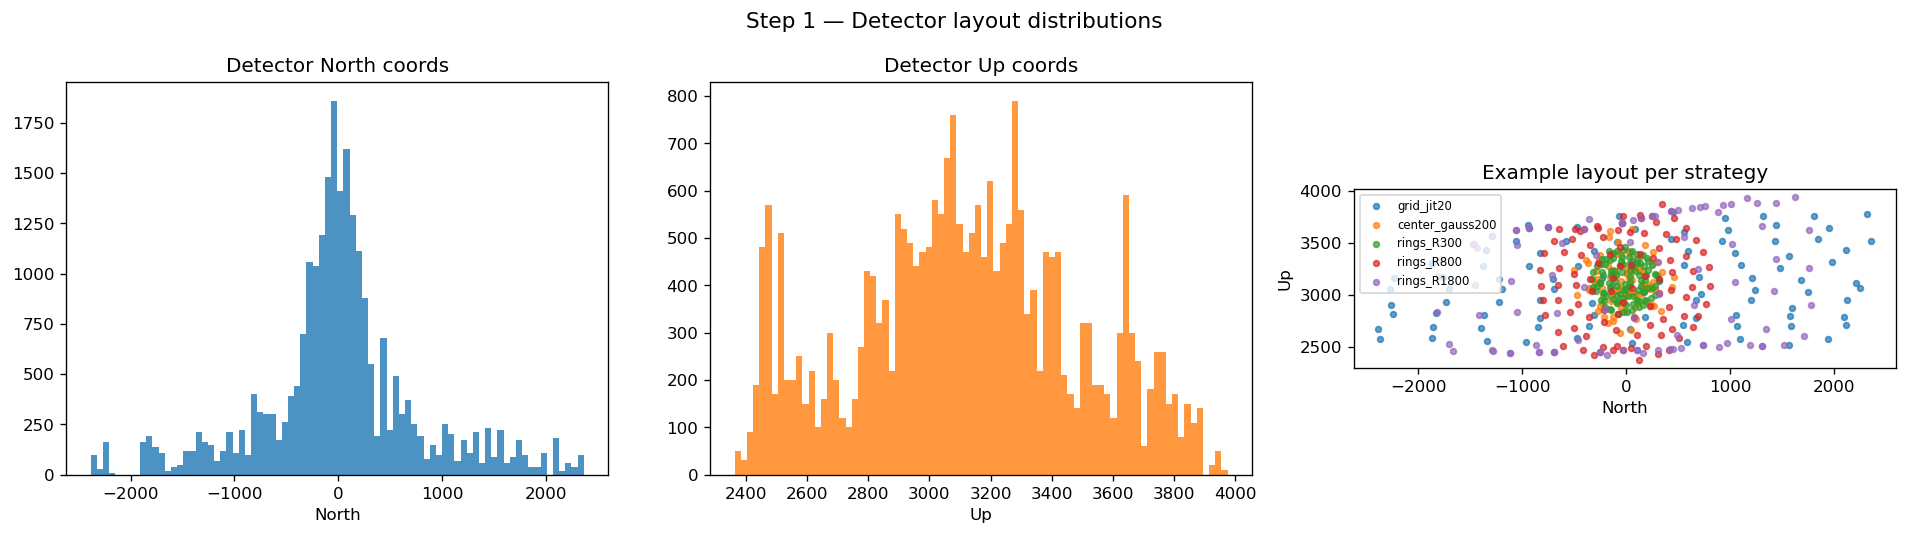
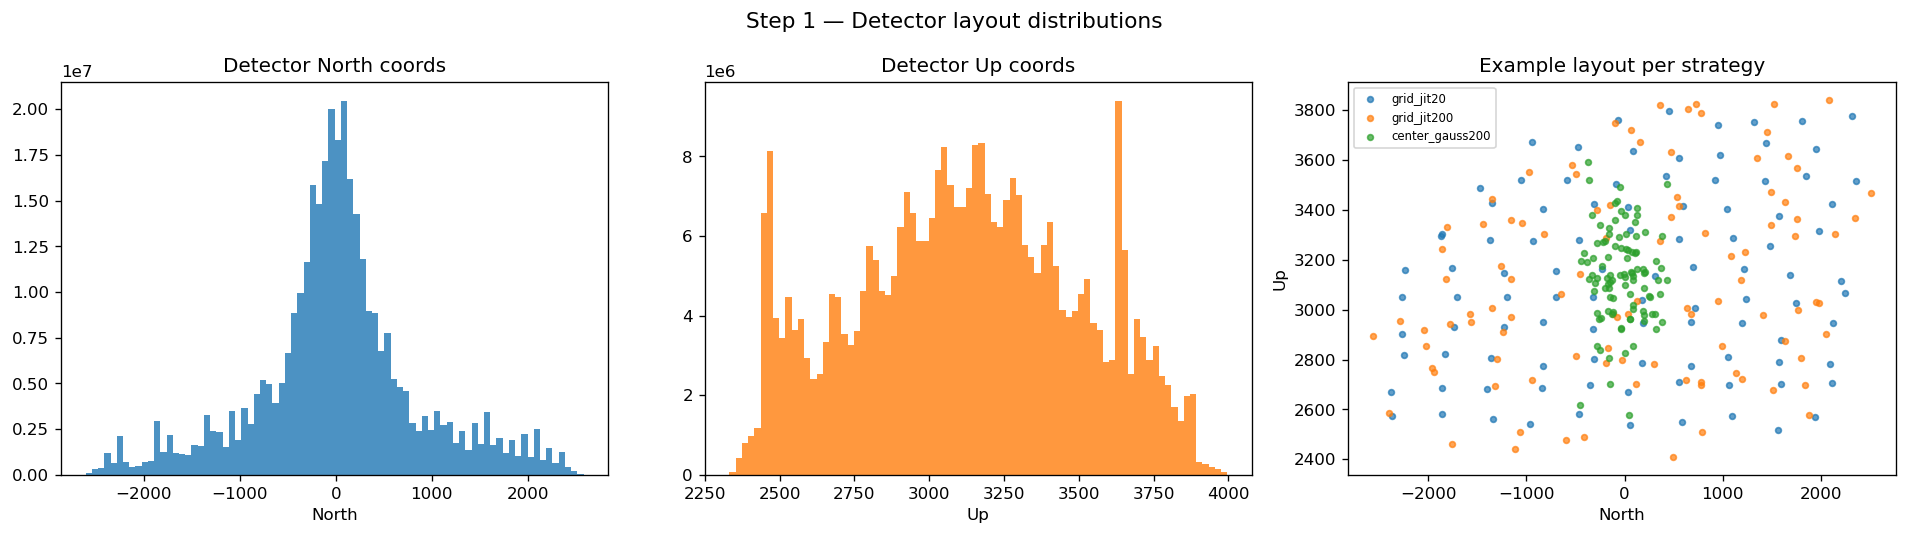
Unified diff of the notebook cell whose output changed from the first chart to the second:
--- before
+++ after
@@ -14,4 +14,6 @@
 strat_names = [s[0] for s in _STRATEGIES]
 for sid in sorted(strat.unique().tolist()):
+    if sid > 2:  # only plot first 4 strategies for clarity
+        continue
     idx = (strat == sid).nonzero(as_tuple=True)[0][0]  # first sample
     ax.scatter(xy[idx, :, 0].numpy(), xy[idx, :, 1].numpy(),
@@ -19,7 +21,7 @@
 ax.set_xlabel("North")
 ax.set_ylabel("Up")
+ax.set_aspect("auto")
 ax.set_title("Example layout per strategy")
 ax.legend(fontsize=7)
-ax.set_aspect("equal")
 
 fig.suptitle("Step 1 — Detector layout distributions", fontsize=13)

Commit: eda notebooks, and add utility latex render